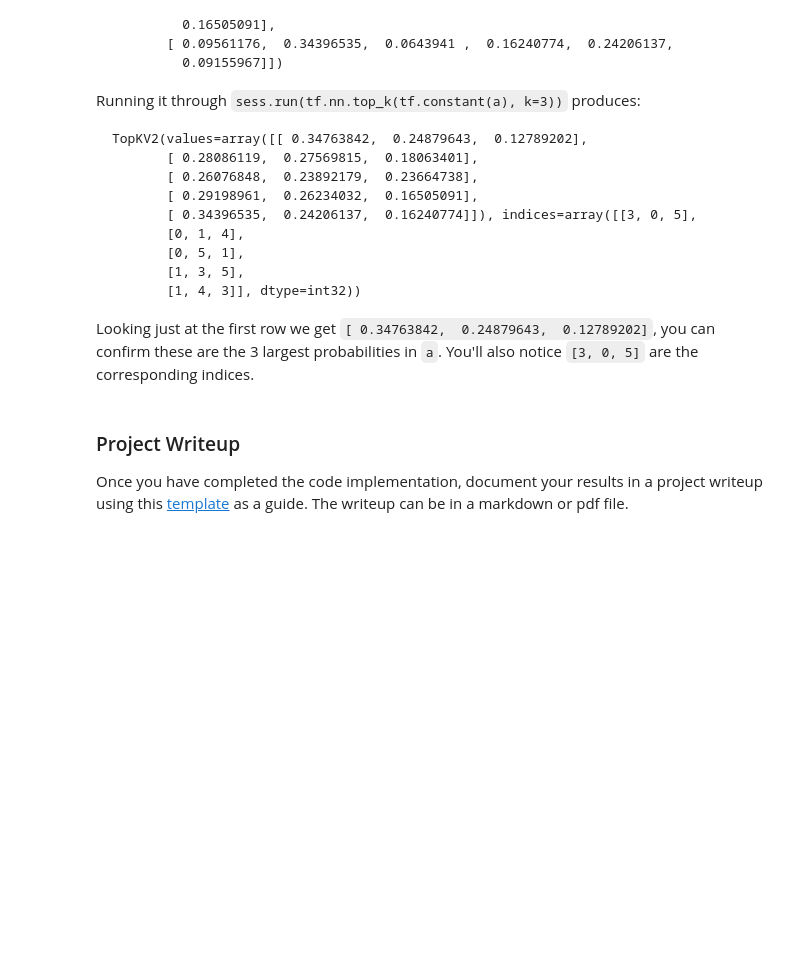
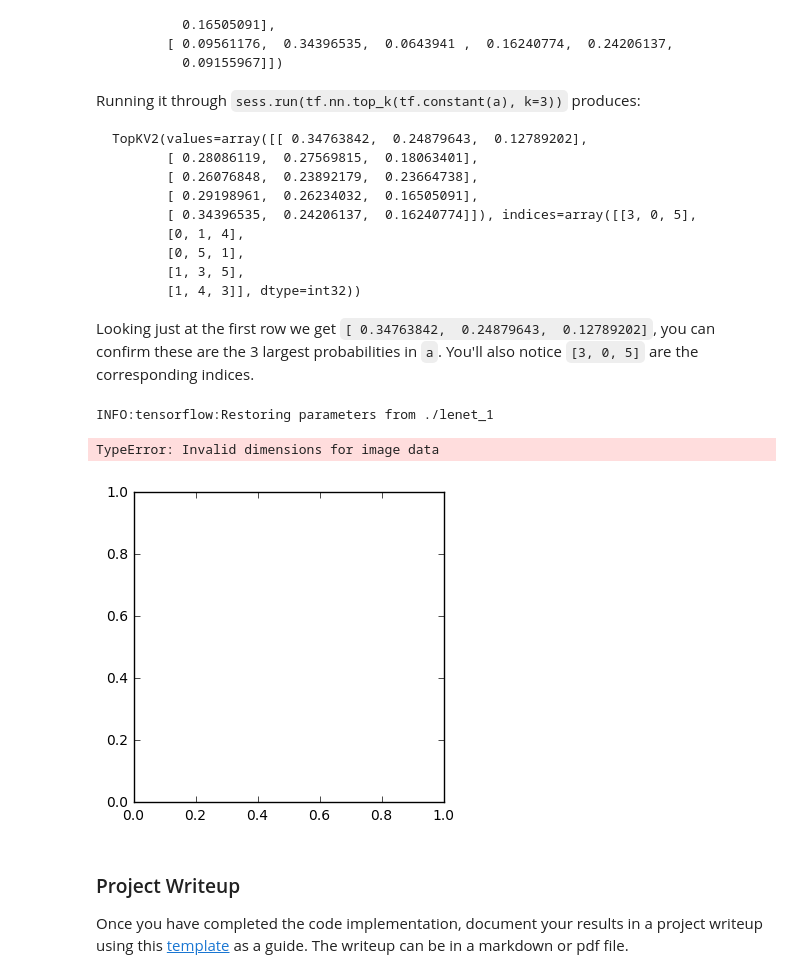
Before and after one commit to samuelbalogh/P2-traffic-sign-classifier, a Jupyter notebook: Traffic_Sign_Classifier.ipynb, the cells around one changed output. Cells and saved outputs as stored; diff of their text form; code cells hidden in the pictures; blank space fills up the shorter version.

```diff
--- a/Traffic_Sign_Classifier.ipynb
+++ b/Traffic_Sign_Classifier.ipynb
@@ -331,18 +464,14 @@ from PIL import Image
 import cv2
 filenames = os.listdir('custom_images')
 print(filenames)
+import matplotlib.pyplot as plt
 
-filenames = ['roadworks.jpeg', 'Animal_crossing_sign.jpg', '50limit.jpg',
-             'donotenter.jpg', 'speedlimit.png', 'stopsign.jpg', 'bumpy.jpg']
+import numpy as np
 images = []
 
 for filename in filenames:
-    im = np.array(Image.open(os.path.join('custom_images', filename)))
     image = cv2.imread(os.path.join('custom_images', filename))
     images.append(image)
-    plt.imshow(im)
-    plt.show()
-
 
 images = np.asarray(images)
 grayscale_images = np.sum(images/3, axis=3, keepdims=True)
@@ -362,9 +484,11 @@ normalized_images = (grayscale_images - 128)/128
 ### Run the predictions here and use the model to output the prediction for each image.
 ### Make sure to pre-process the images with the same pre-processing pipeline used earlier.
 ### Feel free to use as many code cells as needed.
+import tensorflow as tf
 
+BATCH_SIZE = 100
 # my_labels = [17, 18, 13, 25, 31, 14, 22, 31, 23, 1]
-my_labels = [25, 31, 2, 17, 1, 14, 22]
+my_labels = [17, 38, 1, 18, 23, 25, 13, 2 , 14]
 
 def evaluate(X_data, y_data):
     num_examples = len(X_data)
@@ -373,15 +497,15 @@ def evaluate(X_data, y_data):
     for offset in range(0, num_examples, BATCH_SIZE):
         batch_x, batch_y = X_data[offset:offset+BATCH_SIZE], y_data[offset:offset+BATCH_SIZE]
         accuracy = sess.run(accuracy_operation, feed_dict={x: batch_x, y: batch_y})
-        print(accuracy)
         total_accuracy += (accuracy * len(batch_x))
     return total_accuracy / num_examples
 
 
+
 with tf.Session() as sess:
     sess.run(tf.global_variables_initializer())
-    saver3 = tf.train.import_meta_graph('./lenet.meta')
-    saver3.restore(sess, "./lenet")
+    saver3 = tf.train.import_meta_graph('./lenet_1.meta')
+    saver3.restore(sess, "./lenet_1")
     my_accuracy = evaluate(normalized_images, my_labels)
-    print("Test Set Accuracy = {:.3f}".format(my_accuracy))
+    print("Test Set Accuracy on the downloaded images = {:.3f}".format(my_accuracy))
 # %% [output]
@@ -390,0 +514,7 @@ Test Set Accuracy = 0.714
+# %%
+with tf.Session() as sess:
+    sess.run(tf.global_variables_initializer())
+    saver3 = tf.train.import_meta_graph('./lenet_1.meta')
+    saver3.restore(sess, "./lenet_1")
+    my_accuracy = evaluate(X_test_normalized, y_test)
+    print("Test Set Accuracy = {:.3f}".format(my_accuracy))
@@ -436,6 +570,27 @@ Looking just at the first row we get `[ 0.34763842,  0.24879643,  0.12789202]`,
 # %%
 ### Print out the top five softmax probabilities for the predictions on the German traffic sign images found on the web.
 ### Feel free to use as many code cells as needed.
+
+softmax_logits = tf.nn.softmax(logits)
+top_k = tf.nn.top_k(softmax_logits, k=3)
+
+
+with tf.Session() as sess:
+    sess.run(tf.global_variables_initializer())
+    saver = tf.train.import_meta_graph('./lenet_1.meta')
+    saver.restore(sess, "./lenet_1")
+    my_softmax_logits = sess.run(softmax_logits, feed_dict={x: normalized_images, keep_prob: 1.0})
+    my_top_k = sess.run(top_k, feed_dict={x: normalized_images, keep_prob: 1.0})
+
+
+
+    for i, image in enumerate(normalized_images):
+        plt.imshow(image)
+        plt.show()
+# %% [output]
+INFO:tensorflow:Restoring parameters from ./lenet_1
+TypeError: Invalid dimensions for image data
+[figure, added]
 # %% [markdown]
 ### Project Writeup
 
```
Also changed, not shown: parts of 20 cells of this notebook, 12 other files.
